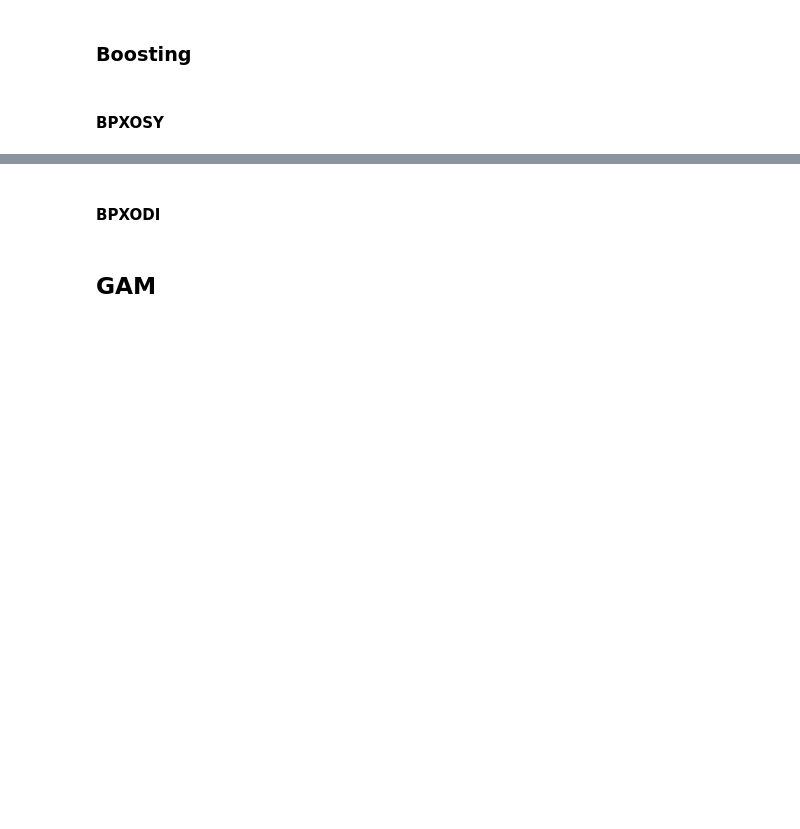
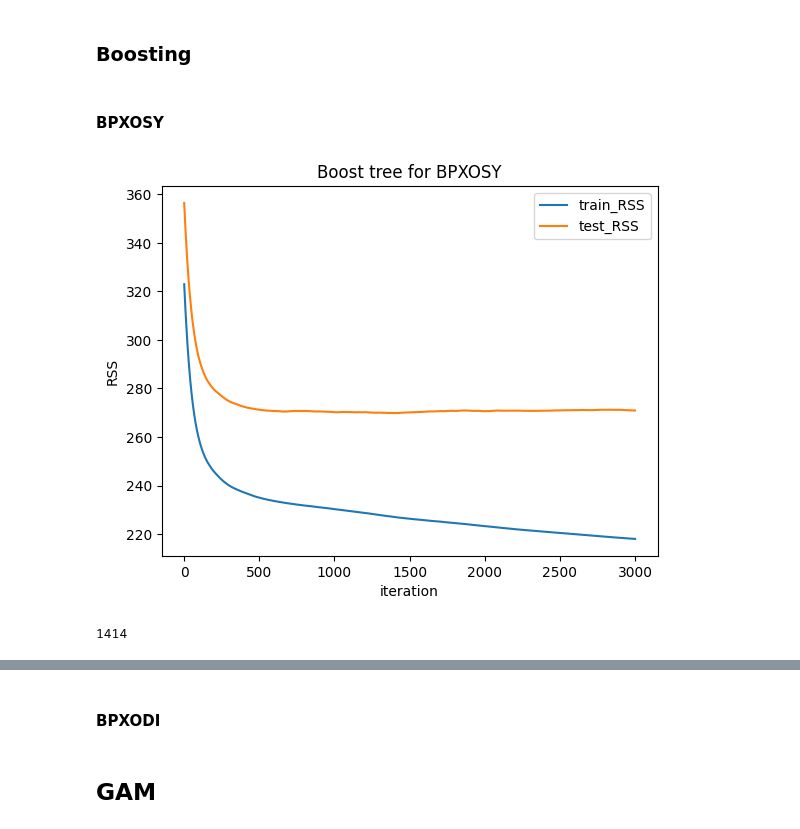
Before and after one commit to LiangqiTang/503-final-project, a Jupyter notebook: Stats 503 Final Project.ipynb, the cells around one changed output, grey strips where cells are left out. Cells and saved outputs as stored; diff of their text form; code cells hidden in the pictures; blank space fills up the shorter version.

Commit message:
gradient boosting

```diff
--- a/Stats 503 Final Project.ipynb
+++ b/Stats 503 Final Project.ipynb
@@ -877,27 +895,31 @@ The results of random forest only improve the $R^2$ score a little. This might i
 # %% [markdown]
 #### BPXOSY
 # %%
-M = 1000
+M = 3000
 train_RSS_h = np.zeros(M)
 test_RSS_h = np.zeros(M)
 # fit the boosting model
-boost = HistGradientBoostingRegressor(random_state = 0, learning_rate = 0.01, max_iter = M, max_depth = 1)
+boost = HistGradientBoostingRegressor(random_state = 0, learning_rate = 0.01, max_iter = M, max_depth = 2)
 boost.fit(X_train, y_train_h)
 
 # predict the error at each iteration
 for i, train_pred in enumerate(boost.staged_predict(X_train)):
-    train_RSS_h[i] = np.mean((train_pred-y_train_h)^2)
+    train_RSS_h[i] = np.mean((train_pred-y_train_h)**2)
 
 for i, test_pred in enumerate(boost.staged_predict(X_test)):
-    test_RSS_h[i] = np.mean((test_pred-y_test_h)^2)
+    test_RSS_h[i] = np.mean((test_pred-y_test_h)**2)
 
 plt.plot(np.arange(M)+1, train_RSS_h, label = "train_RSS")
 plt.plot(np.arange(M)+1, test_RSS_h, label = "test_RSS")
 plt.title("Boost tree for BPXOSY")
 plt.xlabel("iteration")
 plt.ylabel("RSS")
 plt.legend()
 plt.show()
+# %% [output]
+[figure, added]
 # %%
 np.argmin(test_RSS_h)+1
+# %% [output]
+1414
 # %%
```
Also changed, not shown: parts of 15 cells of this notebook.
